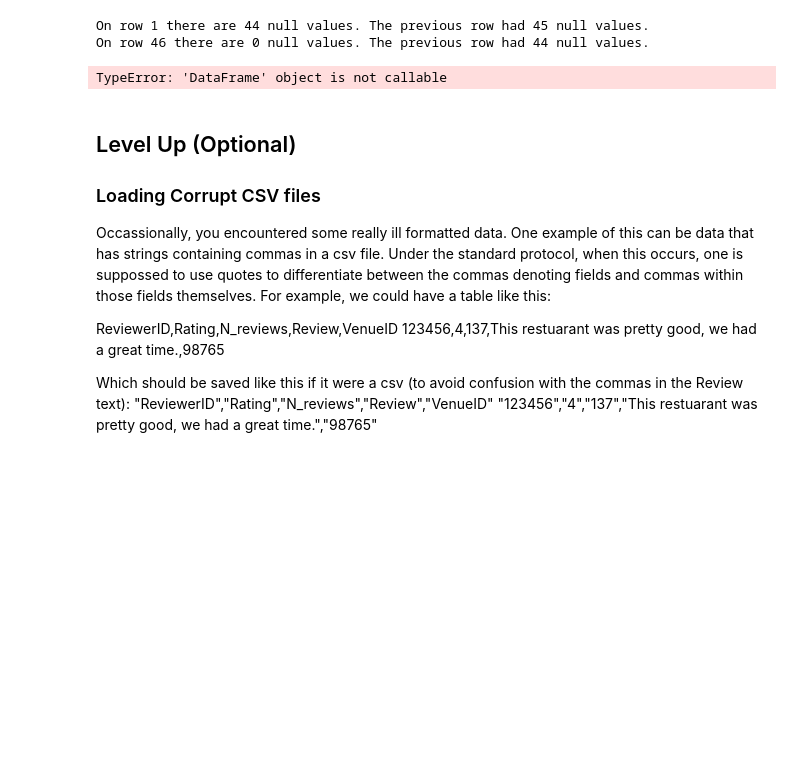
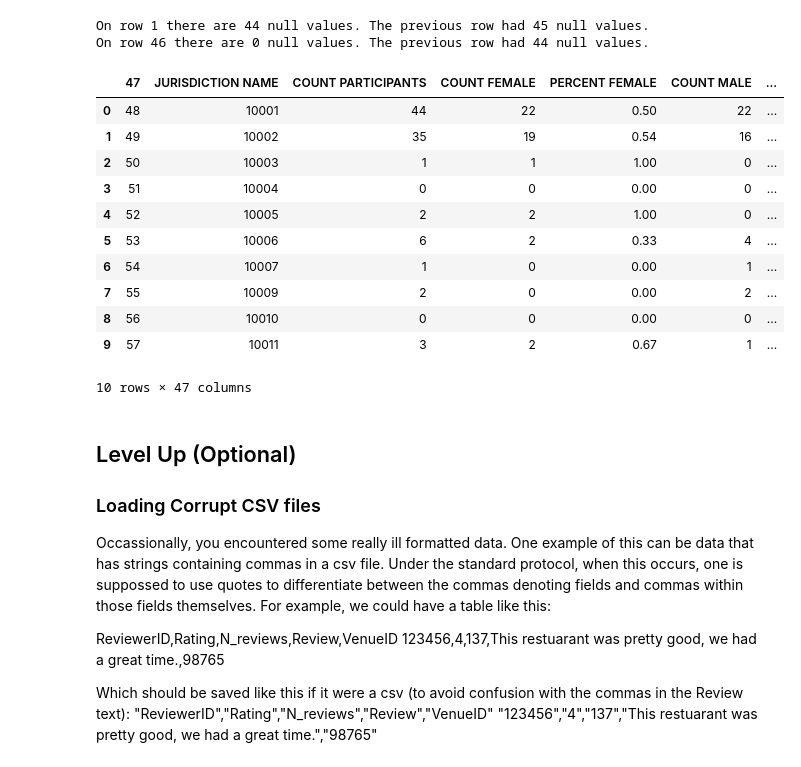
Before and after one commit to kevintheduu/dsc-1-03-05-importing-data-using-pandas-lab-seattle-ds-career-040119, a Jupyter notebook: index.ipynb, the cells around one changed output. Drawn from its saved outputs; the diff is of its cells as text; code cells hidden in the pictures; blank space fills up the shorter version.

```diff
--- a/index.ipynb
+++ b/index.ipynb
@@ -138,10 +138,21 @@ On row 46 there are 0 null values. The previous row had 44 null values.
 # %%
 
 """THIS IS FROM THE ANSWER KEY"""
 df2 = pd.read_csv('Data/Zipcode_Demos.csv', skiprows=47)
-df2()
+df2
 # %% [output]
+|  | 47 | JURISDICTION NAME | COUNT PARTICIPANTS | COUNT FEMALE | PERCENT FEMALE | COUNT MALE | ... |
+| 0 | 48 | 10001 | 44 | 22 | 0.50 | 22 | ... |
+| 1 | 49 | 10002 | 35 | 19 | 0.54 | 16 | ... |
+| 2 | 50 | 10003 | 1 | 1 | 1.00 | 0 | ... |
+| 3 | 51 | 10004 | 0 | 0 | 0.00 | 0 | ... |
+| 4 | 52 | 10005 | 2 | 2 | 1.00 | 0 | ... |
+| 5 | 53 | 10006 | 6 | 2 | 0.33 | 4 | ... |
+| 6 | 54 | 10007 | 1 | 0 | 0.00 | 1 | ... |
+| 7 | 55 | 10009 | 2 | 0 | 0.00 | 2 | ... |
+| 8 | 56 | 10010 | 0 | 0 | 0.00 | 0 | ... |
+| 9 | 57 | 10011 | 3 | 2 | 0.67 | 1 | ... |
-TypeError: 'DataFrame' object is not callable
+10 rows × 47 columns
 # %% [markdown]
 ## Level Up (Optional)
 
```
